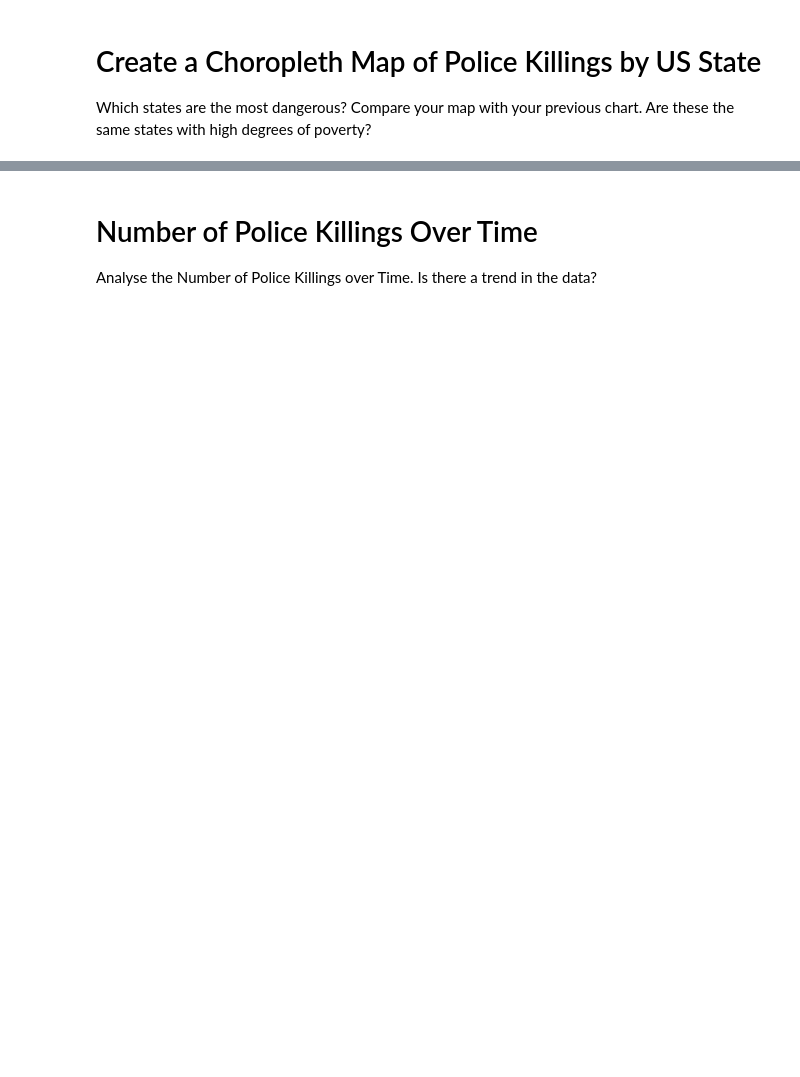
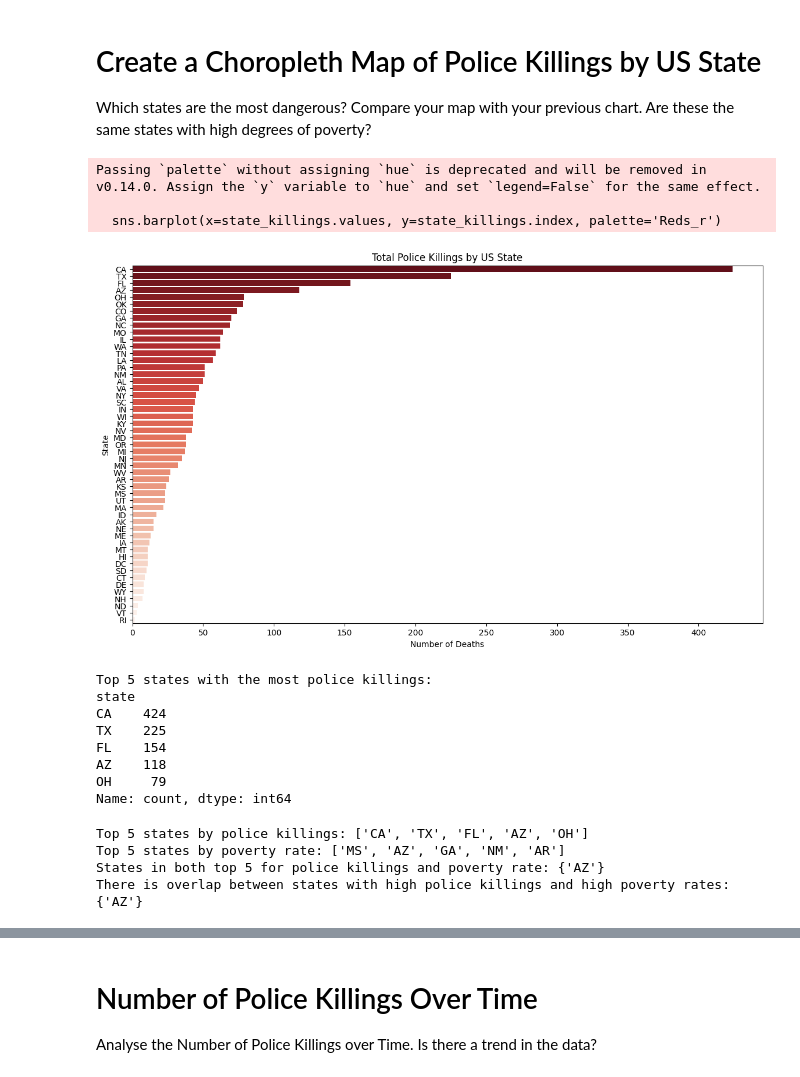
Before and after one commit to Griffin-lubisiaMulemia/Fatal-Force, a Jupyter notebook: Fatal_Force_(start).ipynb, the cells around one changed output, grey strips where cells are left out. Cells and saved outputs as stored; diff of their text form; code cells hidden in the pictures; blank space fills up the shorter version.

```diff
--- a/Fatal_Force_(start).ipynb
+++ b/Fatal_Force_(start).ipynb
@@ -567,3 +598,56 @@ Find the share of each race in the top 10 cities. Contrast this with the top 10
 # Create a Choropleth Map of Police Killings by US State
 
 Which states are the most dangerous? Compare your map with your previous chart. Are these the same states with high degrees of poverty?
+# %%
+# Calculate total police killings by US state
+state_killings = df_fatalities['state'].value_counts().sort_values(ascending=False)
+
+# Bar chart of police killings by state
+plt.figure(figsize=(14, 8))
+sns.barplot(x=state_killings.values, y=state_killings.index, palette='Reds_r')
+plt.title('Total Police Killings by US State')
+plt.xlabel('Number of Deaths')
+plt.ylabel('State')
+plt.show()
+
+# Display top 5 most dangerous states
+print("Top 5 states with the most police killings:")
+print(state_killings.head(5))
+# %% [output]
+Passing `palette` without assigning `hue` is deprecated and will be removed in v0.14.0. Assign the `y` variable to `hue` and set `legend=False` for the same effect.
+
+  sns.barplot(x=state_killings.values, y=state_killings.index, palette='Reds_r')
+[figure, added]
+Top 5 states with the most police killings:
+state
+CA    424
+TX    225
+FL    154
+AZ    118
+OH     79
+Name: count, dtype: int64
+# %%
+# Compare states with the most police killings to states with the highest poverty rates
+
+# Get top 5 states by police killings
+top_killing_states = state_killings.head(5).index.tolist()
+print("Top 5 states by police killings:", top_killing_states)
+
+# Get top 5 states by poverty rate
+top_poverty_states = state_poverty.head(5).index.tolist()
+print("Top 5 states by poverty rate:", top_poverty_states)
+
+# Find intersection
+common_states = set(top_killing_states) & set(top_poverty_states)
+print("States in both top 5 for police killings and poverty rate:", common_states)
+
+# Display summary
+if common_states:
+    print("There is overlap between states with high police killings and high poverty rates:", common_states)
+else:
+    print("There is no overlap between the top states for police killings and poverty rate.")
+# %% [output]
+Top 5 states by police killings: ['CA', 'TX', 'FL', 'AZ', 'OH']
+Top 5 states by poverty rate: ['MS', 'AZ', 'GA', 'NM', 'AR']
+States in both top 5 for police killings and poverty rate: {'AZ'}
+There is overlap between states with high police killings and high poverty rates: {'AZ'}
```
Also changed, not shown: parts of 9 cells of this notebook.
